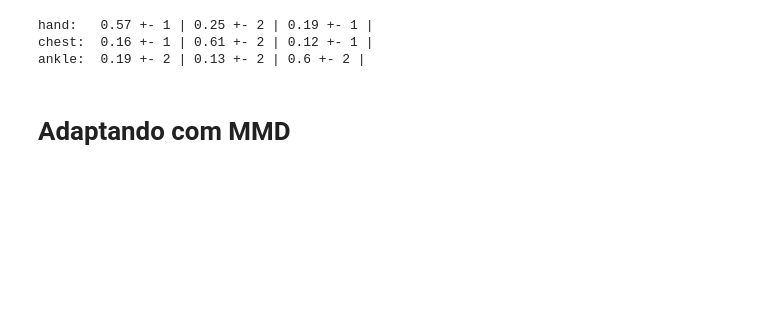
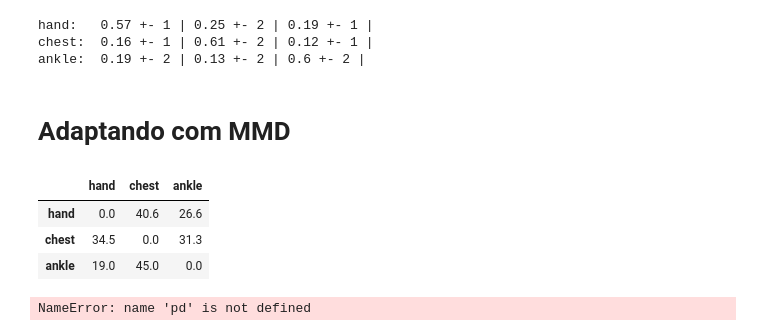
Before and after one commit to damidoriad/chang-UDA-HAR, a Jupyter notebook: notebooks/pamap-chang-colab.ipynb, the cells around one changed output. Saved outputs shown, nothing was run; the diff lists cells and outputs as text; code cells hidden in the pictures; blank space fills up the shorter version.

```diff
--- a/notebooks/pamap-chang-colab.ipynb
+++ b/notebooks/pamap-chang-colab.ipynb
@@ -416,8 +416,8 @@ for rep in range(10):
         X_test  = torch.tensor(X_test, dtype=torch.float32)
         y_train = torch.tensor(y_train, dtype=torch.long)
         y_test  = torch.tensor(y_test, dtype=torch.long)
-        train_loader = DataLoader(TensorDataset(X_train, y_train), batch_size=125, shuffle=True)#, pin_memory=True)
-        test_loader = DataLoader(TensorDataset(X_test, y_test), batch_size=256, shuffle=False)#, pin_memory=True)
+        train_loader = DataLoader(TensorDataset(X_train, y_train), batch_size=125, shuffle=True, pin_memory=True)
+        test_loader = DataLoader(TensorDataset(X_test, y_test), batch_size=256, shuffle=False, pin_memory=True)
         enc, cla, history = train_model(train_loader, test_loader, device, n_epochs=100)
         nome = str(rep)+'_baseline_encoder_'+posi+'.pth'
         torch.save(enc.state_dict(), path + nome)
@@ -688,7 +756,7 @@ path = '/content/drive/MyDrive/Doutorado Unicamp/Projeto/github/chang-UDA-HAR/mo
 seeds = np.array([246, 940, 653, 489, 200, 331, 464, 559, 506, 229])
 
 X_filt = torch.tensor(Xdata, dtype=torch.float32)
-X_filt = spectral_perturb(X_filt.transpose(1,2), gain_db=12., n_knots=20, generator=None, preserve_dc=True)
+X_filt = spectral_perturb(X_filt.transpose(1,2), gain_db=18., n_knots=20, generator=None, preserve_dc=False)
 X_filt = X_filt.transpose(1,2).numpy()
 
 for i, posi in enumerate(posis):
@@ -700,8 +768,8 @@ for i, posi in enumerate(posis):
     X_test  = torch.tensor(X_test, dtype=torch.float32)
     y_train = torch.tensor(y_train, dtype=torch.long)
     y_test  = torch.tensor(y_test, dtype=torch.long)
-    train_loader = DataLoader(TensorDataset(X_train, y_train), batch_size=125, shuffle=True)#, pin_memory=True)
-    test_loader = DataLoader(TensorDataset(X_test, y_test), batch_size=256, shuffle=False)#, pin_memory=True)
+    train_loader = DataLoader(TensorDataset(X_train, y_train), batch_size=125, shuffle=True, pin_memory=True)
+    test_loader = DataLoader(TensorDataset(X_test, y_test), batch_size=256, shuffle=False, pin_memory=True)
     enc, cla, history = train_model(train_loader, test_loader, device, n_epochs=100)
     nome = str(rep)+'_baseline_encoder_'+posi+'.pth'
     torch.save(enc.state_dict(), path + nome)
@@ -716,9 +798,9 @@ for i, posi in enumerate(posis):
     enc = ChangEncoder().to(device)
     cla = ChangClassifier().to(device)
     nome = str(rep)+'_baseline_encoder_'+posi+'.pth'
-    enc.load_state_dict(torch.load(path + nome, map_location=torch.device('cpu')))
+    enc.load_state_dict(torch.load(path + nome))
     nome = str(rep)+'_baseline_classifier_'+posi+'.pth'
-    cla.load_state_dict(torch.load(path + nome, map_location=torch.device('cpu')))
+    cla.load_state_dict(torch.load(path + nome))
     for j in range(3):
         inds = ydata[:,0]==j
         X = X_filt[inds]
@@ -726,7 +808,7 @@ for i, posi in enumerate(posis):
         _, X_test, _, y_test = train_test_split(X, y, test_size=0.2, random_state=seeds[rep], stratify=y)
         X_test  = torch.tensor(X_test, dtype=torch.float32)
         y_test  = torch.tensor(y_test, dtype=torch.long)
-        test_loader = DataLoader(TensorDataset(X_test, y_test), batch_size=256, shuffle=False)#, pin_memory=True)
+        test_loader = DataLoader(TensorDataset(X_test, y_test), batch_size=256, shuffle=False, pin_memory=True)
         _, test_f1 = evaluate(enc, cla, test_loader, nn.CrossEntropyLoss(), device)
         resultados[i,j] = test_f1
 print(), print()
@@ -886,3 +1034,40 @@ for i in range(3):
         torch.save(cla2.state_dict(), nome)
         nome = posis[i]+'_adapt_history_'+posis[j]+'.csv'
         pd.DataFrame(history).to_csv(nome)
+# %%
+pasta = '/content/drive/MyDrive/Doutorado Unicamp/Projeto/github/chang-UDA-HAR/modelos/adapt_PAMAP/'
+vals = [0.0001, 0.001, 0.01, 0.1, 1, 5, 10, 15, 20, 25, 30, 100]
+adapt = np.zeros((3,3))
+for i in range(3):
+    for j in range(3):
+        if i==j:
+            continue
+        enc2 = ChangEncoder().to(device)
+        nome = posis[i]+'_adapt_encoder_'+posis[j]+'.pth'
+        enc2.load_state_dict(torch.load(pasta+nome))
+        cla2 = ChangClassifier().to(device)
+        nome = posis[i]+'_adapt_classifier_'+posis[j]+'.pth'
+        cla2.load_state_dict(torch.load(pasta+nome))
+
+        inds = ydata[:,0]==j
+        Xs = Xdata[inds]
+        ys = ydata[inds][:,1]
+        _, Xs_test, _, ys_test = train_test_split(Xs, ys, test_size=0.2, random_state=1, stratify=ys)
+        Xs_test  = torch.tensor(Xs_test, dtype=torch.float32).to(device)
+        ys_test  = torch.tensor(ys_test, dtype=torch.long).to(device)
+        test_loader = DataLoader(TensorDataset(Xs_test, ys_test), batch_size=256, shuffle=False)
+        _, test_f1 = evaluate(enc2, cla2, test_loader, nn.CrossEntropyLoss(), device)
+        adapt[i,j] = test_f1
+# %%
+df = pd.DataFrame((adapt*100).round(1), columns=posis, index=posis)
+df
+# %% [output]
+|  | hand | chest | ankle |
+| hand | 0.0 | 40.6 | 26.6 |
+| chest | 34.5 | 0.0 | 31.3 |
+| ankle | 19.0 | 45.0 | 0.0 |
+# %%
+df2 = pd.DataFrame([[0., 27.9, 13.7], [32., 0., 26.6], [15.6, 14.5, 0.]], columns=posis, index=posis)
+df2
+# %% [output]
+NameError: name 'pd' is not defined
```
Also changed, not shown: parts of 19 cells of this notebook.
